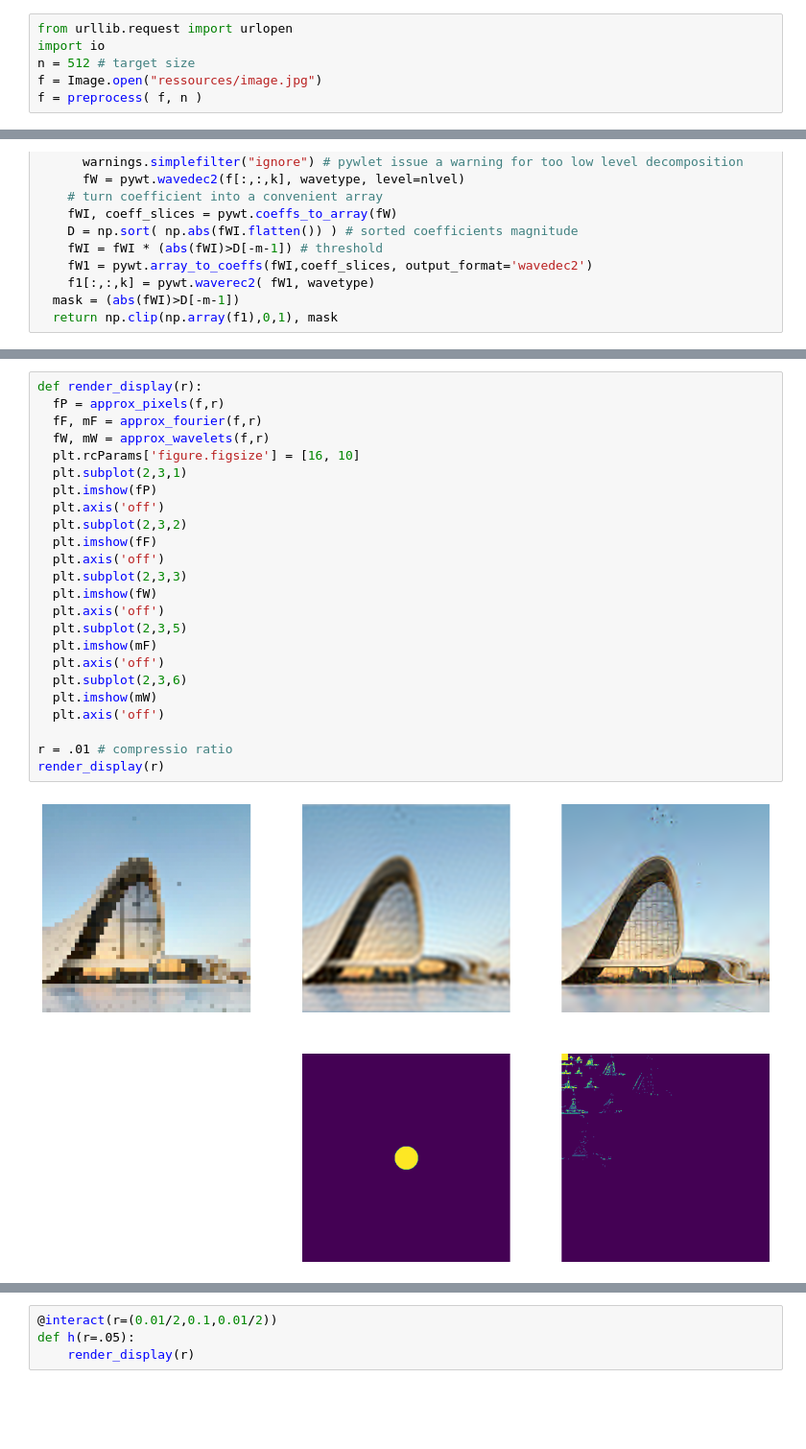
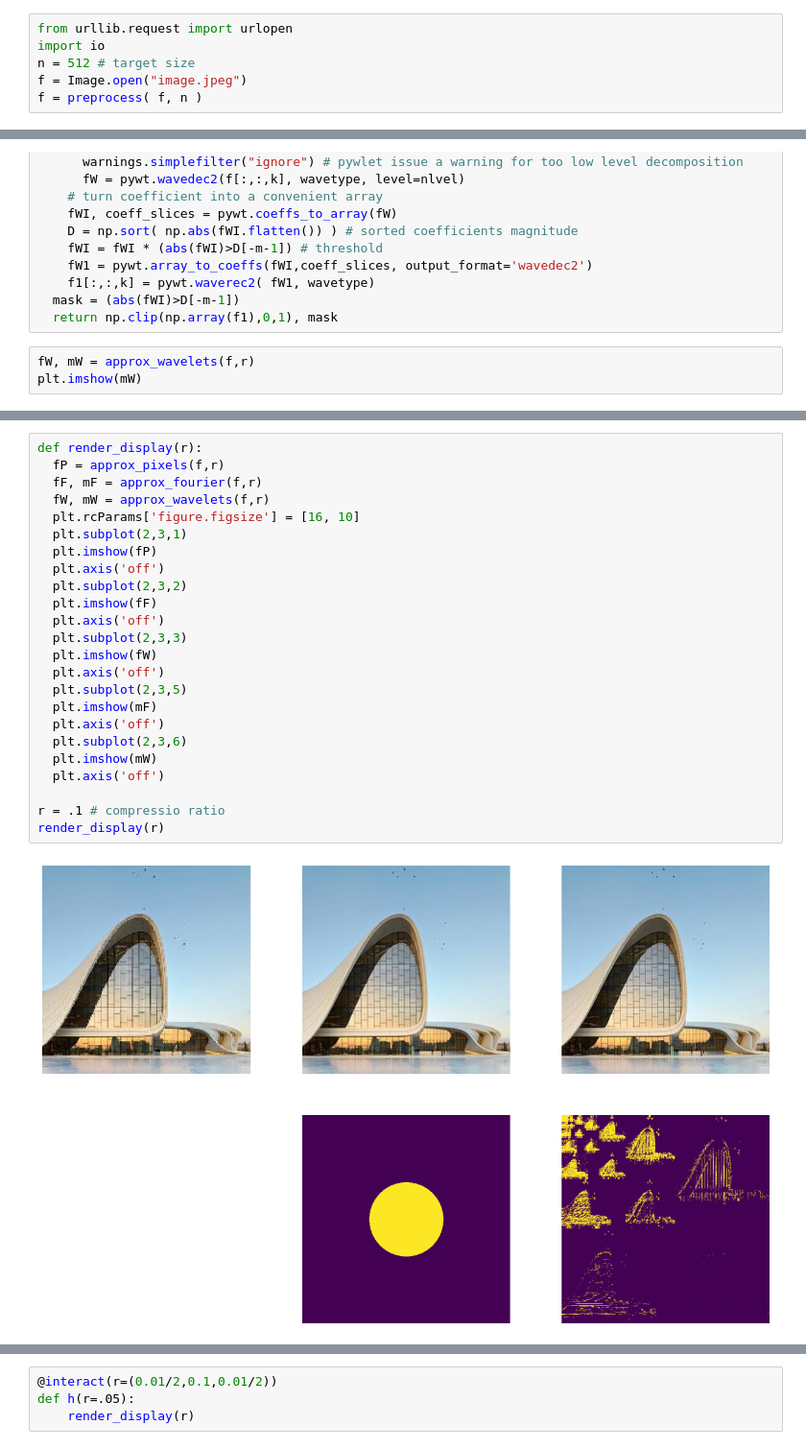
Before and after one commit to Samuel-Chapuis/Rayleigh-Taylor-Generative-Surrogate, a Jupyter notebook: exemples/introduction_4_fourier_wavelets_interactive.ipynb, the cells around one changed output, grey strips where cells are left out. Shown at 96% size. Cells and saved outputs as stored; diff of their text form; blank space fills up the shorter version.

```diff
--- a/exemples/introduction_4_fourier_wavelets_interactive.ipynb
+++ b/exemples/introduction_4_fourier_wavelets_interactive.ipynb
@@ -23,7 +23,7 @@ def preprocess(f,n):
 from urllib.request import urlopen
 import io
 n = 512 # target size
-f = Image.open("ressources/image.jpg")
+f = Image.open("image.jpeg")
 f = preprocess( f, n )
 # %%
 plt.rcParams['figure.figsize'] = [8, 5]
@@ -69,3 +69,6 @@ def approx_wavelets(f,r):
     f1[:,:,k] = pywt.waverec2( fW1, wavetype)
   mask = (abs(fWI)>D[-m-1])
   return np.clip(np.array(f1),0,1), mask
+# %%
+fW, mW = approx_wavelets(f,r)
+plt.imshow(mW)
@@ -72,29 +78,29 @@ def approx_wavelets(f,r):
 # %%
 def render_display(r):
   fP = approx_pixels(f,r)
   fF, mF = approx_fourier(f,r)
   fW, mW = approx_wavelets(f,r)
   plt.rcParams['figure.figsize'] = [16, 10]
   plt.subplot(2,3,1)
   plt.imshow(fP)
   plt.axis('off')
   plt.subplot(2,3,2)
   plt.imshow(fF)
   plt.axis('off')
   plt.subplot(2,3,3)
   plt.imshow(fW)
   plt.axis('off')
   plt.subplot(2,3,5)
   plt.imshow(mF)
   plt.axis('off')
   plt.subplot(2,3,6)
   plt.imshow(mW)
   plt.axis('off')
 
-r = .01 # compressio ratio
+r = .1 # compressio ratio
 render_display(r)
 # %% [output]
-[figure, old version]
+[figure, new version]
 # %%
 from __future__ import print_function
 from ipywidgets import interact, interactive, fixed, interact_manual
```
Also changed, not shown: parts of 3 cells of this notebook, 8 other files.
